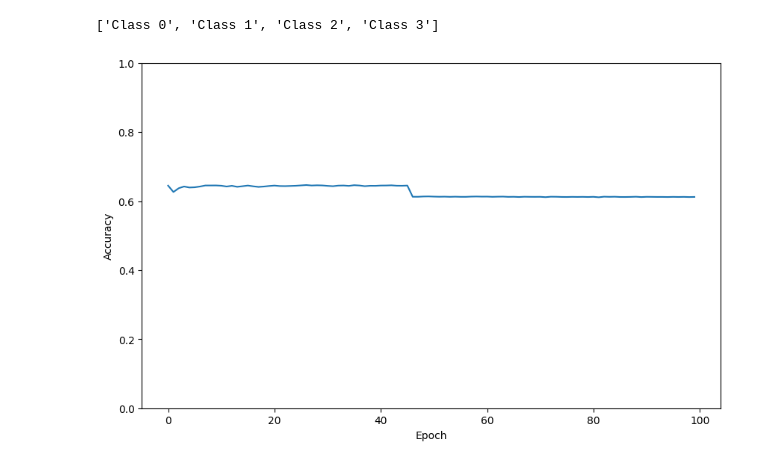
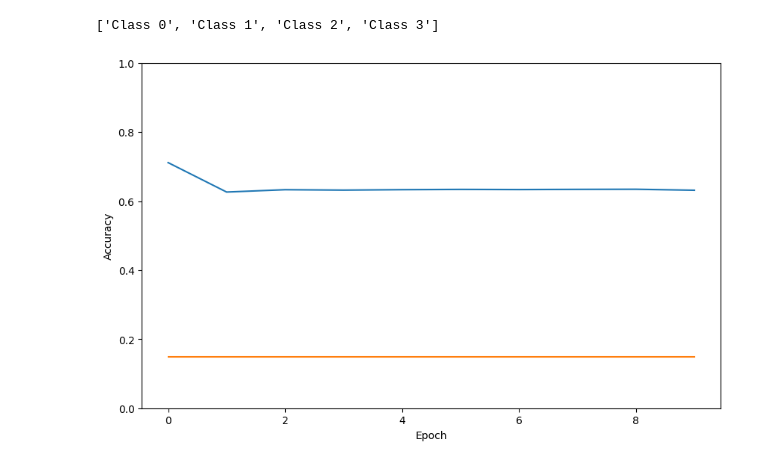
Before and after one commit to Daocuong-main/FL, a Jupyter notebook: notebook nonFL.ipynb, the cells around one changed output. Cells and saved outputs as stored; diff of their text form; code cells hidden in the pictures.

```diff
--- a/notebook nonFL.ipynb
+++ b/notebook nonFL.ipynb
@@ -88,6 +92,7 @@ for flow in result:
 # %%
 true_test = test.drop('flow_id', axis=1)
 true_data = data.drop('flow_id', axis=1)
+true_val = val.drop('flow_id',axis=1)
 # %%
 NUM_FEATURE = len(true_test.columns)-1
 NUM_CLASSES = len(np.unique(true_test['Label']))
@@ -97,5 +112,7 @@ print(NUM_FEATURE, NUM_CLASSES)
 # %%
 y_test = true_test['Label'].to_numpy()
-x_test = true_test.drop('Label', axis=1).to_numpy()
+x_test = true_test.drop(['Label'],axis=1).to_numpy()
 y_train = true_data['Label'].to_numpy()
-x_train = true_data.drop(['Label'], axis=1).to_numpy()
+x_train = true_data.drop(['Label'],axis=1).to_numpy()
+y_val = true_val['Label'].to_numpy()
+x_val = true_val.drop(['Label'],axis=1).to_numpy()
@@ -142,8 +156,8 @@ _________________________________________________________________
 # %%
 model.compile(optimizer=tf.keras.optimizers.Adam(
-    learning_rate=client_lr), loss=tf.keras.losses.SparseCategoricalCrossentropy(),
-    metrics=[tf.keras.metrics.SparseCategoricalAccuracy()])
+    learning_rate=client_lr), loss=tf.keras.losses.SparseCategoricalCrossentropy(from_logits=True),
+    metrics=['accuracy'])
 start = time()
-history = model.fit(x_train, y_train, epochs=NUM_ROUNDS, batch_size=BATCH_SIZE,use_multiprocessing=True,shuffle=False)
+history = model.fit(x_train, y_train, epochs=NUM_ROUNDS, batch_size=BATCH_SIZE,use_multiprocessing=True,shuffle=False,validation_data=(x_val,y_val))
 end = time() - start
 # %% [output]
@@ -174,7 +189,7 @@ Time: 2 hours 27 mins 15 seconds
 # %% [markdown]
 ### Evaluation
 # %%
-best_model_accuracy = history.history['sparse_categorical_accuracy'][np.argmin(history.history['loss'])]
+best_model_accuracy = history.history['accuracy'][np.argmin(history.history['loss'])]
 # %%
 _, test_acc = model.evaluate(x_test, y_test,verbose=2, batch_size=BATCH_SIZE,use_multiprocessing=True)
 # %% [output]
@@ -261,10 +276,11 @@ with open(output_dir/'metrics.txt', 'w') as f:
 ['Class 0', 'Class 1', 'Class 2', 'Class 3']
 # %%
 fig = plt.figure(figsize=(10, 6))
-plt.plot(history.history['sparse_categorical_accuracy'], label='accuracy')
+plt.plot(history.history['accuracy'], label='accuracy')
+plt.plot(history.history['val_accuracy'], label='val_accuracy')
 plt.xlabel('Epoch')
 plt.ylabel('Accuracy')
 plt.ylim([0,1])
 plt.savefig(output_dir / "normal_model_Accuracy.png")
 # %% [output]
-[figure, old version]
+[figure, new version]
```
Also changed, not shown: parts of 13 cells of this notebook, 2 other files.
